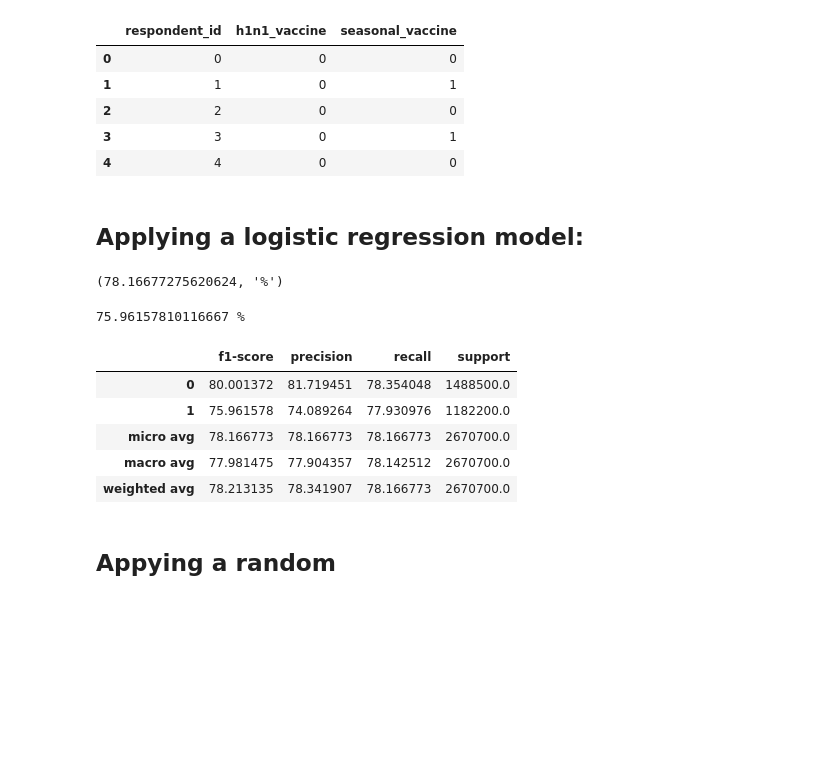
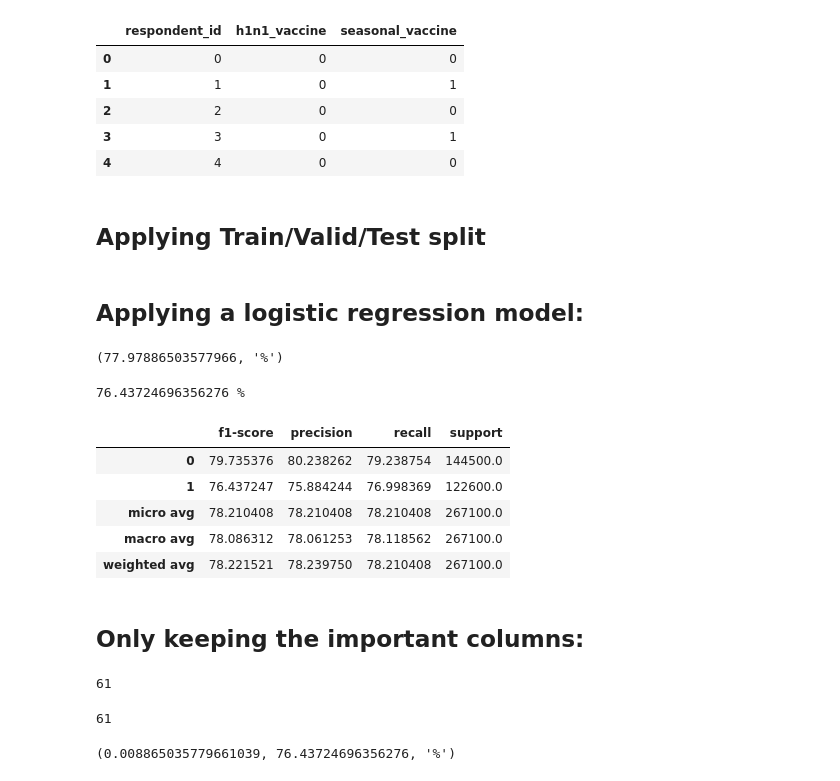
Before and after one commit to hamzaleroi/Vaccination-Challenge, a Jupyter notebook: vaccinaton_challenge_preprocessing.ipynb, the cells around one changed output. Cells and saved outputs as stored; diff of their text form; code cells hidden in the pictures; blank space fills up the shorter version.

```diff
--- a/vaccinaton_challenge_preprocessing.ipynb
+++ b/vaccinaton_challenge_preprocessing.ipynb
@@ -293,26 +294,48 @@ train_set_target.head()
 | 4 | 4 | 0 | 0 |
 # %%
 Y_seasonal = train_set_target['seasonal_vaccine'].to_numpy().ravel()
+# %% [markdown]
+## Applying Train/Valid/Test split
+# %%
+X_train,X_valid,Y_train,Y_valid = train_test_split(X_reduced,Y_seasonal,test_size=.1,random_state=102,stratify=Y_seasonal)
 # %% [markdown]
 ## Applying a logistic regression model:
 # %%
-logreg = LogisticRegression(max_iter=1001,random_state=101)
-logreg.fit(X,Y_seasonal)
-logreg.score(X,Y_seasonal)*100, '%'
+logreg = LogisticRegression(max_iter=1001,random_state=101,solver='liblinear',penalty='l1')
+logreg.fit(X_train,Y_train)
+logreg.score(X_train,Y_train)*100, '%'
 # %% [output]
-(78.16677275620624, '%')
+(77.97886503577966, '%')
 # %%
-print(f1_score(logreg.predict(X),Y_seasonal)*100,'%')
+print(f1_score(logreg.predict(X_valid),Y_valid)*100,'%')
 # %% [output]
-75.96157810116667 %
+76.43724696356276 %
 # %%
-pd.DataFrame(classification_report(logreg.predict(X),Y_seasonal,output_dict = True)).T*100
+pd.DataFrame(classification_report(logreg.predict(X_valid),Y_valid,output_dict = True)).T*100
 # %% [output]
 |  | f1-score | precision | recall | support |
-| 0 | 80.001372 | 81.719451 | 78.354048 | 1488500.0 |
-| 1 | 75.961578 | 74.089264 | 77.930976 | 1182200.0 |
-| micro avg | 78.166773 | 78.166773 | 78.166773 | 2670700.0 |
-| macro avg | 77.981475 | 77.904357 | 78.142512 | 2670700.0 |
-| weighted avg | 78.213135 | 78.341907 | 78.166773 | 2670700.0 |
+| 0 | 79.735376 | 80.238262 | 79.238754 | 144500.0 |
+| 1 | 76.437247 | 75.884244 | 76.998369 | 122600.0 |
+| micro avg | 78.210408 | 78.210408 | 78.210408 | 267100.0 |
+| macro avg | 78.086312 | 78.061253 | 78.118562 | 267100.0 |
+| weighted avg | 78.221521 | 78.239750 | 78.210408 | 267100.0 |
-# %% [markdown]
-## Appying a random
+# %% [markdown]
+## Only keeping the important columns:
+# %%
+mask = abs(logreg.coef_ )  > 1e-5
+mask = mask.ravel()
+mask.sum()
+# %% [output]
+61
+# %%
+X_reduced = X_reduced[:,mask]
+X_train,X_valid,Y_train,Y_valid = train_test_split(X_reduced,Y_seasonal,test_size=.1,random_state=102,stratify=Y_seasonal)
+X_train.shape[1]
+# %% [output]
+61
+# %%
+logreg = LogisticRegression(max_iter=1001,random_state=101,solver='liblinear',penalty='l1')
+logreg.fit(X_train,Y_train)
+'{:.2f}'.formalogreg.score(X_train,Y_train)*100 , f1_score(logreg.predict(X_valid),Y_valid)*100,'%'
+# %% [output]
+(0.008865035779661039, 76.43724696356276, '%')
```
Also changed, not shown: parts of 1 cell of this notebook.
